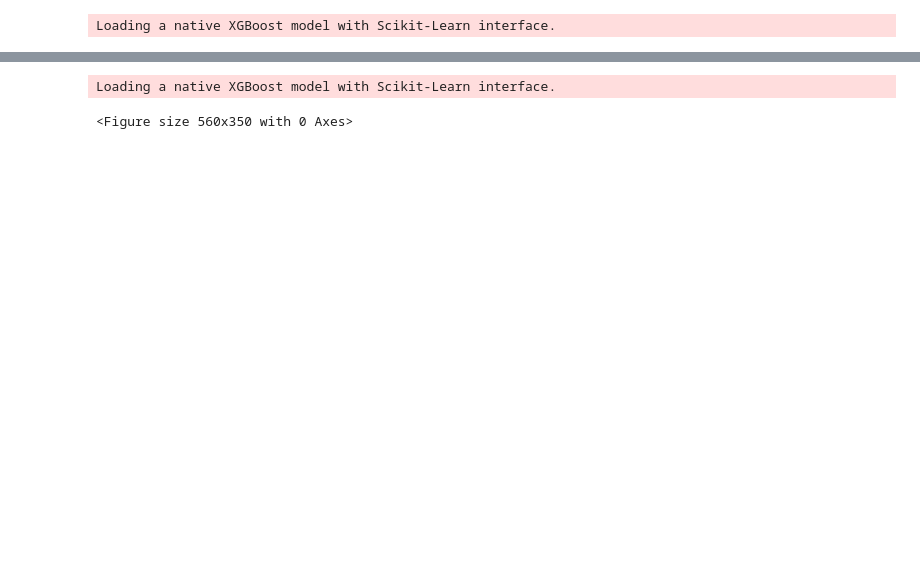
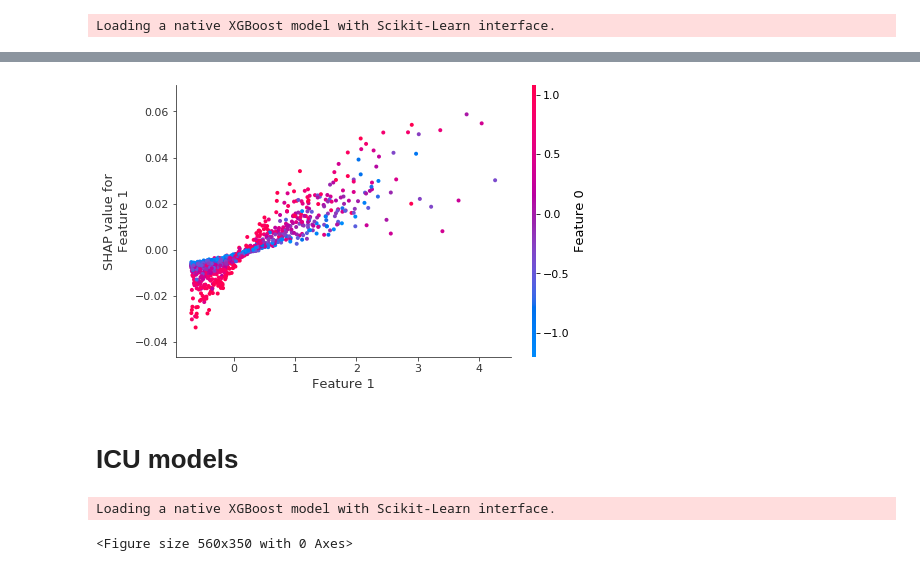
Before and after one commit to konrad-komisarczyk/wb2021, a Jupyter notebook: proj2/DNN/comparison.ipynb, the cells around one changed output, grey strips where cells are left out. Cells and saved outputs as stored; diff of their text form; code cells hidden in the pictures; blank space fills up the shorter version.

```diff
--- a/proj2/DNN/comparison.ipynb
+++ b/proj2/DNN/comparison.ipynb
@@ -139,3 +177,9 @@ fig.savefig('5-4-mortality_comparison.png')
+# %%
+shap.dependence_plot("Feature 1", shaps_exp_modified_model[0], X_exp_scaled)
+# %% [output]
+[figure, added]
+# %% [markdown]
+# ICU models
 # %%
 icu_article_model = make_and_fit_keras(make_article_model, X_train_icu_scaled, y_train_icu)
 icu_basic_model = make_and_fit_keras(make_basic, X_train_icu_scaled, y_train_icu)
```
Also changed, not shown: parts of 15 cells of this notebook, 1 other file.
